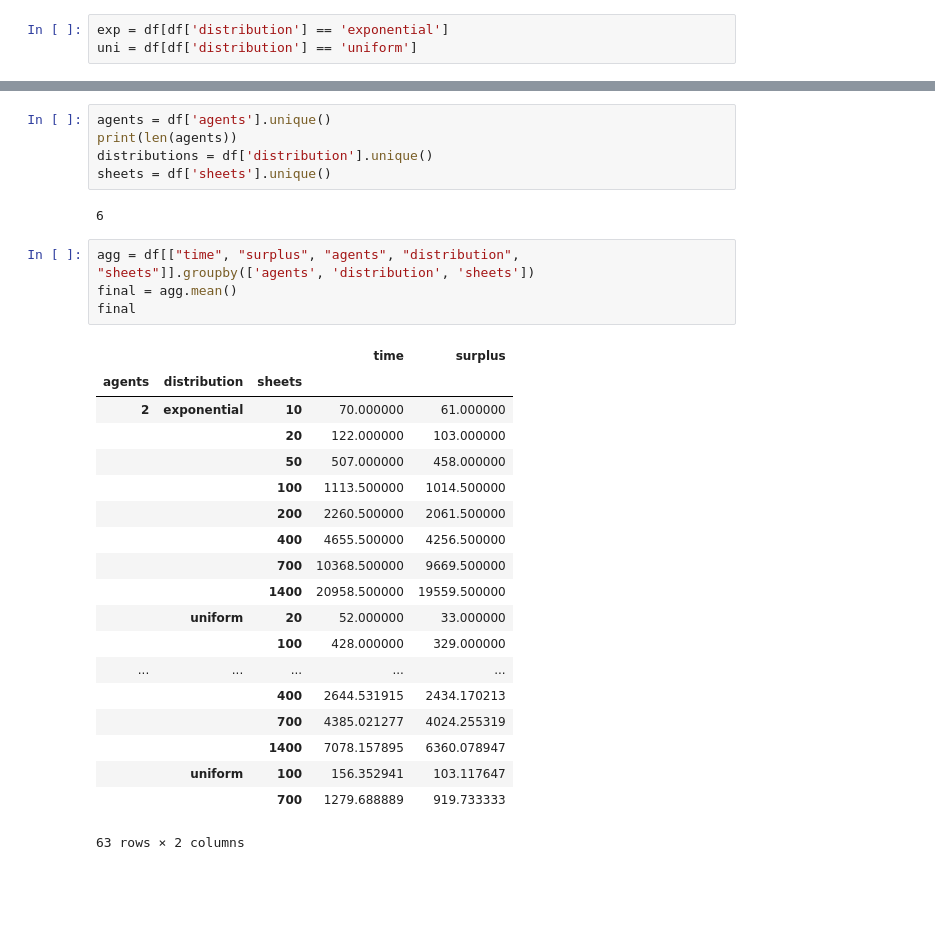
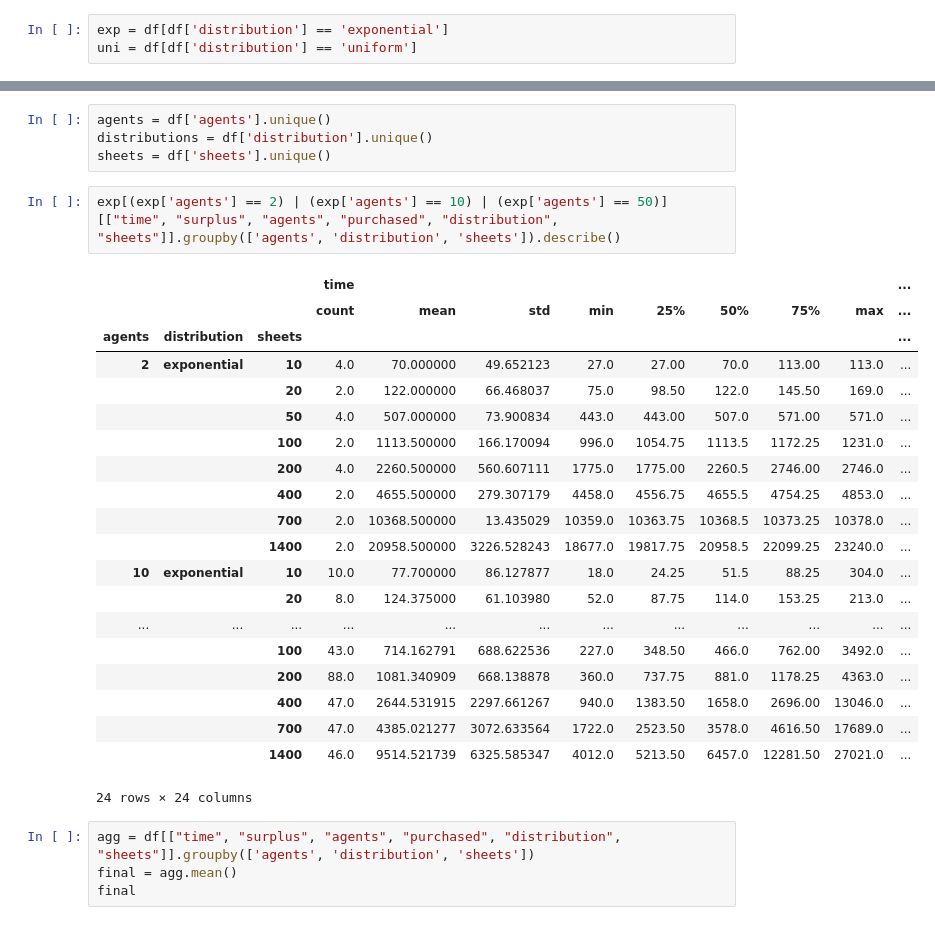
Before and after one commit to fstovarr/stochastic-models, a Jupyter notebook: exams/second/GlueSheetsProblem/analysis_results.ipynb, the cells around one changed output, grey strips where cells are left out. Drawn from its saved outputs; the diff is of its cells as text; blank space fills up the shorter version.

Commit message:
Data tables

```diff
--- a/exams/second/GlueSheetsProblem/analysis_results.ipynb
+++ b/exams/second/GlueSheetsProblem/analysis_results.ipynb
@@ -89,31 +89,31 @@ plt.scatter(uni['agents'], uni['time'])
 # %%
 agents = df['agents'].unique()
-print(len(agents))
 distributions = df['distribution'].unique()
 sheets = df['sheets'].unique()
-# %% [output]
-6
+# %%
+exp[(exp['agents'] == 2) | (exp['agents'] == 10) | (exp['agents'] == 50)][["time", "surplus", "agents", "purchased", "distribution", "sheets"]].groupby(['agents', 'distribution', 'sheets']).describe()
+# %% [output]
+|  |  |  | time |  |  |  |  |  |  |  | ... |
+|  |  |  | count | mean | std | min | 25% | 50% | 75% | max | ... |
+| agents | distribution | sheets |  |  |  |  |  |  |  |  | ... |
+| 2 | exponential | 10 | 4.0 | 70.000000 | 49.652123 | 27.0 | 27.00 | 70.0 | 113.00 | 113.0 | ... |
+|  |  | 20 | 2.0 | 122.000000 | 66.468037 | 75.0 | 98.50 | 122.0 | 145.50 | 169.0 | ... |
+|  |  | 50 | 4.0 | 507.000000 | 73.900834 | 443.0 | 443.00 | 507.0 | 571.00 | 571.0 | ... |
+|  |  | 100 | 2.0 | 1113.500000 | 166.170094 | 996.0 | 1054.75 | 1113.5 | 1172.25 | 1231.0 | ... |
+|  |  | 200 | 4.0 | 2260.500000 | 560.607111 | 1775.0 | 1775.00 | 2260.5 | 2746.00 | 2746.0 | ... |
+|  |  | 400 | 2.0 | 4655.500000 | 279.307179 | 4458.0 | 4556.75 | 4655.5 | 4754.25 | 4853.0 | ... |
+|  |  | 700 | 2.0 | 10368.500000 | 13.435029 | 10359.0 | 10363.75 | 10368.5 | 10373.25 | 10378.0 | ... |
+|  |  | 1400 | 2.0 | 20958.500000 | 3226.528243 | 18677.0 | 19817.75 | 20958.5 | 22099.25 | 23240.0 | ... |
+| 10 | exponential | 10 | 10.0 | 77.700000 | 86.127877 | 18.0 | 24.25 | 51.5 | 88.25 | 304.0 | ... |
+|  |  | 20 | 8.0 | 124.375000 | 61.103980 | 52.0 | 87.75 | 114.0 | 153.25 | 213.0 | ... |
+| ... | ... | ... | ... | ... | ... | ... | ... | ... | ... | ... | ... |
+|  |  | 100 | 43.0 | 714.162791 | 688.622536 | 227.0 | 348.50 | 466.0 | 762.00 | 3492.0 | ... |
+|  |  | 200 | 88.0 | 1081.340909 | 668.138878 | 360.0 | 737.75 | 881.0 | 1178.25 | 4363.0 | ... |
+|  |  | 400 | 47.0 | 2644.531915 | 2297.661267 | 940.0 | 1383.50 | 1658.0 | 2696.00 | 13046.0 | ... |
+|  |  | 700 | 47.0 | 4385.021277 | 3072.633564 | 1722.0 | 2523.50 | 3578.0 | 4616.50 | 17689.0 | ... |
+|  |  | 1400 | 46.0 | 9514.521739 | 6325.585347 | 4012.0 | 5213.50 | 6457.0 | 12281.50 | 27021.0 | ... |
+24 rows × 24 columns
 # %%
-agg = df[["time", "surplus", "agents", "distribution", "sheets"]].groupby(['agents', 'distribution', 'sheets'])
+agg = df[["time", "surplus", "agents", "purchased", "distribution", "sheets"]].groupby(['agents', 'distribution', 'sheets'])
 final = agg.mean()
 final
-# %% [output]
-|  |  |  | time | surplus |
-| agents | distribution | sheets |  |  |
-| 2 | exponential | 10 | 70.000000 | 61.000000 |
-|  |  | 20 | 122.000000 | 103.000000 |
-|  |  | 50 | 507.000000 | 458.000000 |
-|  |  | 100 | 1113.500000 | 1014.500000 |
-|  |  | 200 | 2260.500000 | 2061.500000 |
-|  |  | 400 | 4655.500000 | 4256.500000 |
-|  |  | 700 | 10368.500000 | 9669.500000 |
-|  |  | 1400 | 20958.500000 | 19559.500000 |
-|  | uniform | 20 | 52.000000 | 33.000000 |
-|  |  | 100 | 428.000000 | 329.000000 |
-| ... | ... | ... | ... | ... |
-|  |  | 400 | 2644.531915 | 2434.170213 |
-|  |  | 700 | 4385.021277 | 4024.255319 |
-|  |  | 1400 | 7078.157895 | 6360.078947 |
-|  | uniform | 100 | 156.352941 | 103.117647 |
-|  |  | 700 | 1279.688889 | 919.733333 |
-63 rows × 2 columns
```
Also changed, not shown: parts of 14 cells of this notebook.
